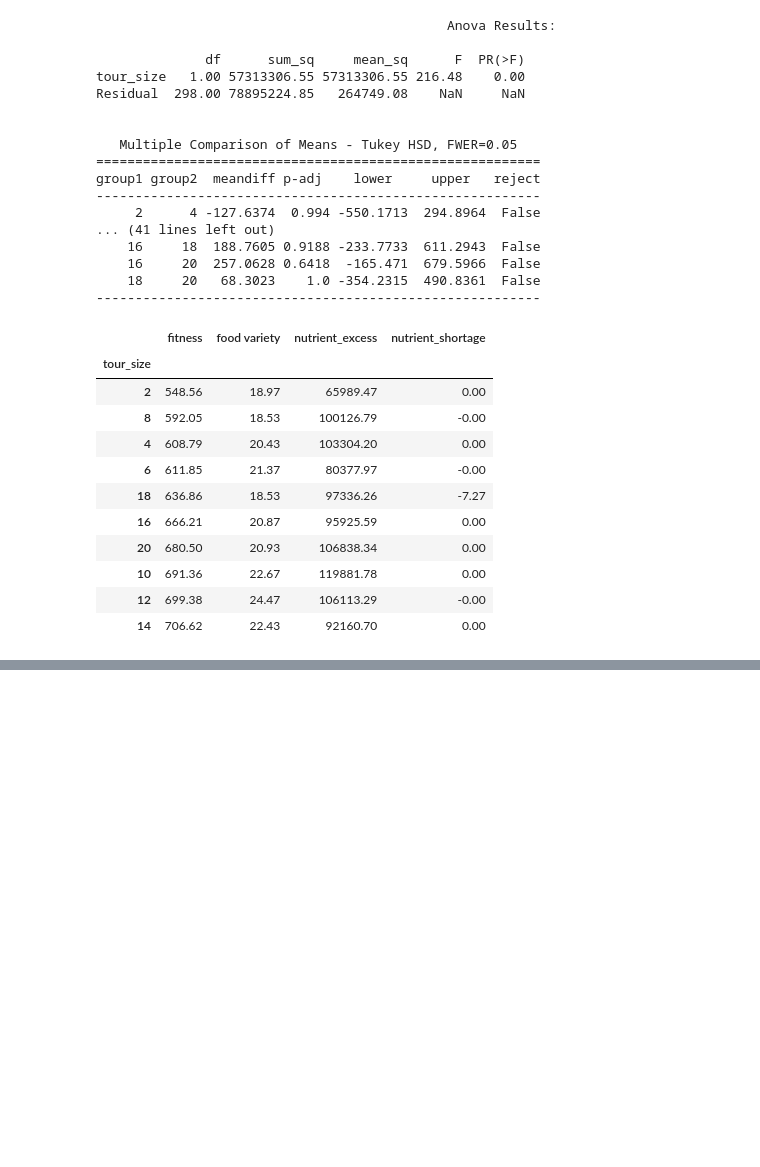
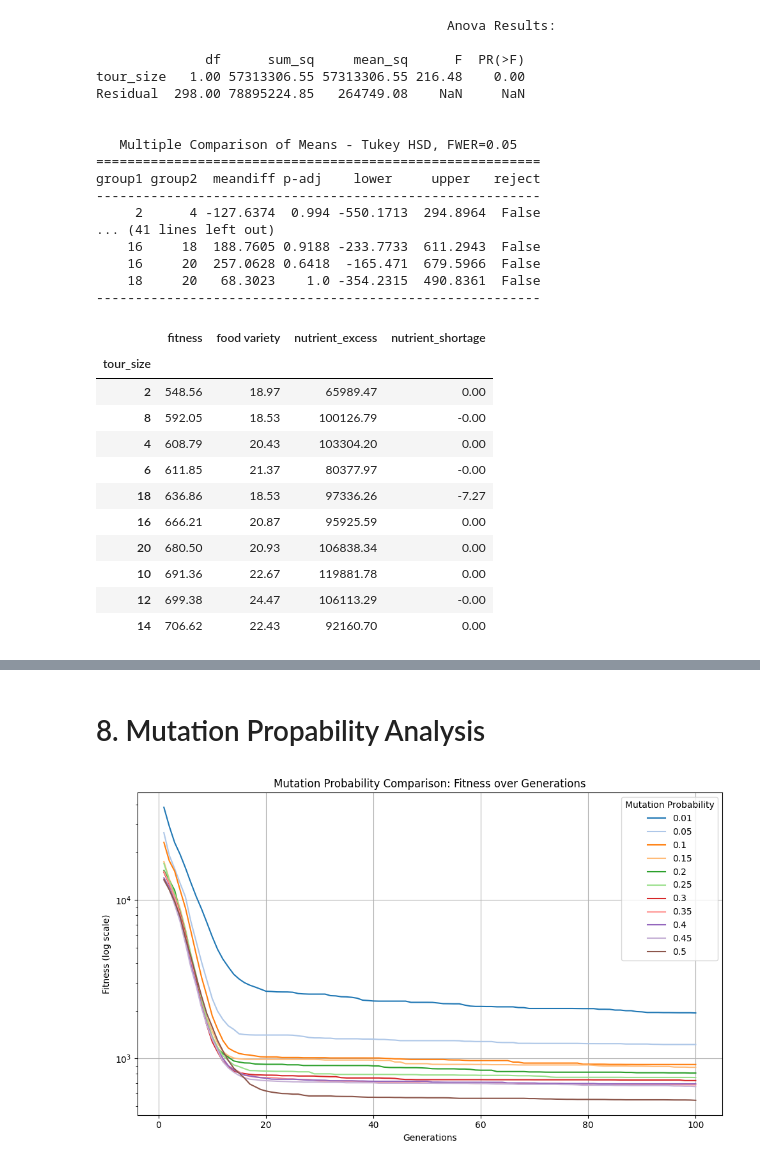
Before and after one commit to DiogoPF/Stigler-Diet, a Jupyter notebook: results/Results Analysis.ipynb, the cells around one changed output, grey strips where cells are left out. Saved outputs shown, nothing was run; the diff lists cells and outputs as text; code cells hidden in the pictures; blank space fills up the shorter version.

```diff
--- a/results/Results Analysis.ipynb
+++ b/results/Results Analysis.ipynb
@@ -579,0 +629,16 @@ solution_appraisal(df=selection_comparison, var_of_interest="selection")
+# %% [markdown]
+# 8. Mutation Propability Analysis
+# %%
+mutation_prob_comparison = pd.read_csv("./mutation_prob_comparison.csv")
+mutation_prob_comparison = calculate_excess_shortage(mutation_prob_comparison)
+# %%
+get_viz(
+    df=mutation_prob_comparison,
+    var_of_interest="mut_prob",
+    title="Mutation Probability Comparison: Fitness over Generations",
+    legend_title="Mutation Probability",
+    output_file_name="mutation_prob_comparison",
+    scale="log",
+)
+# %% [output]
+[figure, added]
```
Also changed, not shown: parts of 22 cells of this notebook, 9 other files.
